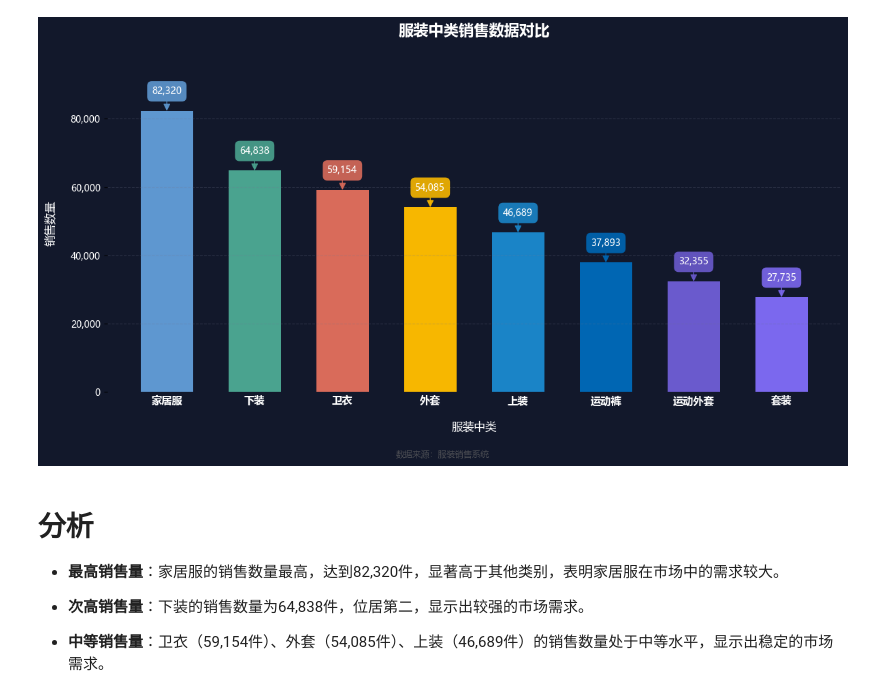
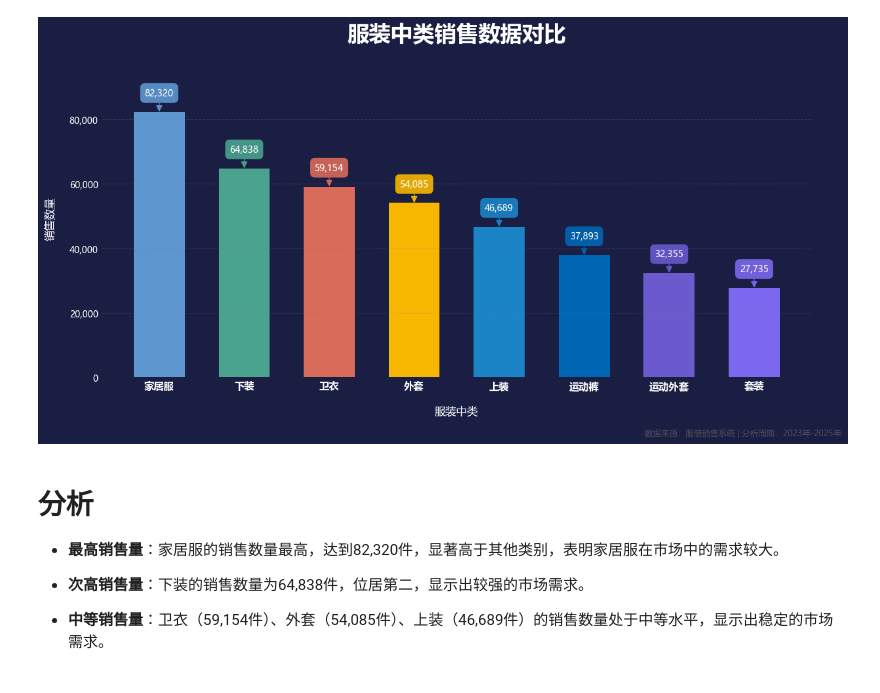
Before and after one commit to IIawaII/PythonVisualisation, a Jupyter notebook: 可视化/04、标注柱形图/LabeledBarChart.ipynb, the cells around one changed output. Cells and saved outputs as stored; diff of their text form; code cells hidden in the pictures.

```diff
--- a/可视化/04、标注柱形图/LabeledBarChart.ipynb
+++ b/可视化/04、标注柱形图/LabeledBarChart.ipynb
@@ -45,8 +45,8 @@ try:
 
     # 创建深色背景的图表
     fig, ax = plt.subplots(figsize=(12, 7), dpi=100)
-    fig.patch.set_facecolor('#12182B')  # 深蓝色背景
-    ax.set_facecolor('#12182B')
+    fig.patch.set_facecolor('#1A1E43')  # 深蓝色背景
+    ax.set_facecolor('#1A1E43')
 
     # 绘制柱形图
     bars = ax.bar(
@@ -73,6 +73,10 @@ try:
     ax.set_xticks(range(len(category_sales)))
     ax.set_xticklabels(category_sales['中类'], color="#ffffff", fontsize=11, fontweight='bold')
     ax.tick_params(axis='x', length=0)
+
+    # 隐藏X轴和Y轴的标签刻度
+    ax.tick_params(axis='x', which='both', length=0)  # 隐藏X轴的刻度
+    ax.tick_params(axis='y', which='both', length=0)  # 隐藏Y轴的刻度
 
     # 添加数据标注
     for i, bar in enumerate(bars):
@@ -108,37 +112,37 @@ try:
                 alpha=0.9,
                 mutation_scale=15
             )
         )
 
     # 添加标题和标签
-    plt.title('服装中类销售数据对比', fontsize=16, fontweight='bold', color="#ffffff", pad=20)
+    plt.title('服装中类销售数据对比', fontsize=24, fontweight='bold', color="#ffffff", pad=20)
     plt.ylabel('销售数量', fontsize=12, color="#ffffff", labelpad=15)
     plt.xlabel('服装中类', fontsize=12, color="#ffffff", labelpad=15)
 
     # 添加网格线
     ax.yaxis.grid(True, linestyle='--', alpha=0.3, color="#777b92")
 
     # 添加底部装饰
-    plt.figtext(0.5, 0.02,
-                f'数据来源：服装销售系统',
+    plt.figtext(0.9, 0.03,
+                f'数据来源：服装销售系统 | 分析周期：2023年-2025年',
                 ha='center',
                 fontsize=9,
                 color='#666666',
                 alpha=0.7)
 
     # 修复rect参数类型问题 - 使用元组而不是列表
     plt.tight_layout(rect=(0.0, 0.05, 1.0, 0.95))
 
     # 保存高清图片
     plt.savefig('服装中类销售数据对比.png', dpi=300, bbox_inches='tight', facecolor=fig.get_facecolor())
 
     plt.show()
 
 except Exception as e:
     print(f"图表生成失败: {str(e)}")
     raise
 # %% [output]
-[figure, old version]
+[figure, new version]
 # %% [markdown]
 # 分析
 
```
Also changed, not shown: 38 other files.
